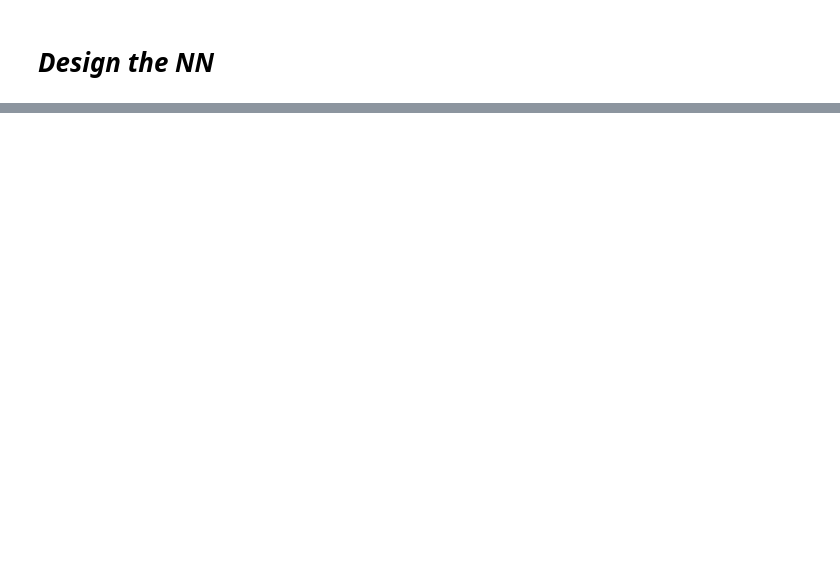
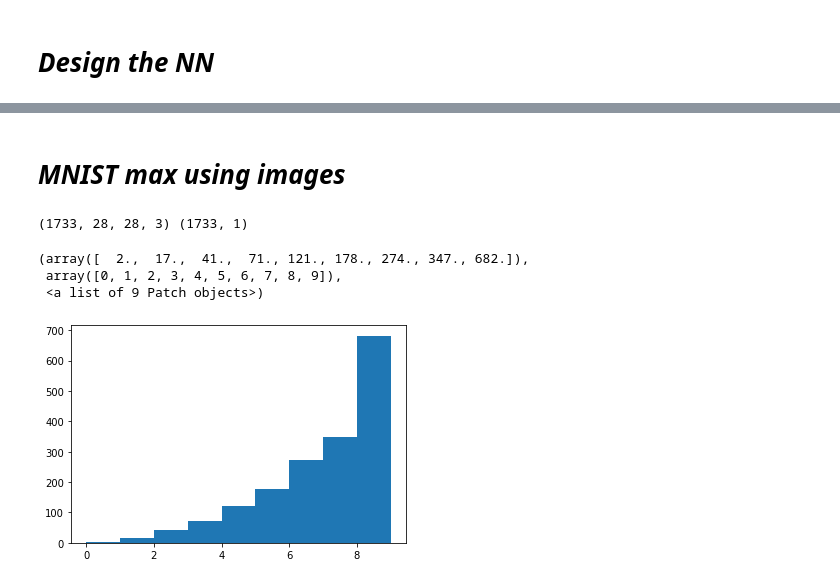
Before and after one commit to aquangnguyen1992/tensorflow_colab, a Jupyter notebook: MNIST_tensorflow.ipynb, the cells around one changed output, grey strips where cells are left out. Drawn from its saved outputs; the diff is of its cells as text; code cells hidden in the pictures; blank space fills up the shorter version.

Commit message:
Finished the max detection using 3 images. The result is not that good, moving on testing 3 number

```diff
--- a/MNIST_tensorflow.ipynb
+++ b/MNIST_tensorflow.ipynb
@@ -211,0 +217,46 @@ print(template.format(test_loss.result(),
+# %% [markdown]
+# ***MNIST max using images***
+# %%
+# Create the dataset
+train_size = 2000
+test_size = 200
+
+def data_generation(data_size):
+  x = None
+  y = None
+  drop_this = False
+  for i in range(data_size):
+    i = np.random.randint(0, x_train.shape[0], size=(3,1))
+    selected_images = x_train[i]
+    selected_images = np.squeeze(selected_images, axis=(1,4))
+    selected_images = np.moveaxis(selected_images, 0, 2)
+    selected_images = np.expand_dims(selected_images, axis=0)
+
+    max_value = np.array([np.max(y_train[i])])
+    max_value = np.expand_dims(max_value, axis=0)
+    if max_value == 9:
+      if drop_this:
+        drop_this = False
+        continue
+      else:
+        drop_this = True
+
+    if x is None:
+      x = selected_images
+      y = max_value
+    else:
+      x = np.concatenate((x, selected_images), axis=0)
+      y = np.concatenate((y, max_value), axis=0)
+  return x,y
+
+x_max_train, y_max_train = data_generation(train_size)
+x_max_test, y_max_test = data_generation(test_size)
+
+print(x_max_train.shape, y_max_train.shape)
+plt.hist(y_max_train, bins=range(10))
+# %% [output]
+(1733, 28, 28, 3) (1733, 1)
+(array([  2.,  17.,  41.,  71., 121., 178., 274., 347., 682.]),
+ array([0, 1, 2, 3, 4, 5, 6, 7, 8, 9]),
+ <a list of 9 Patch objects>)
+[figure, added]
```
Also changed, not shown: parts of 13 cells of this notebook.
